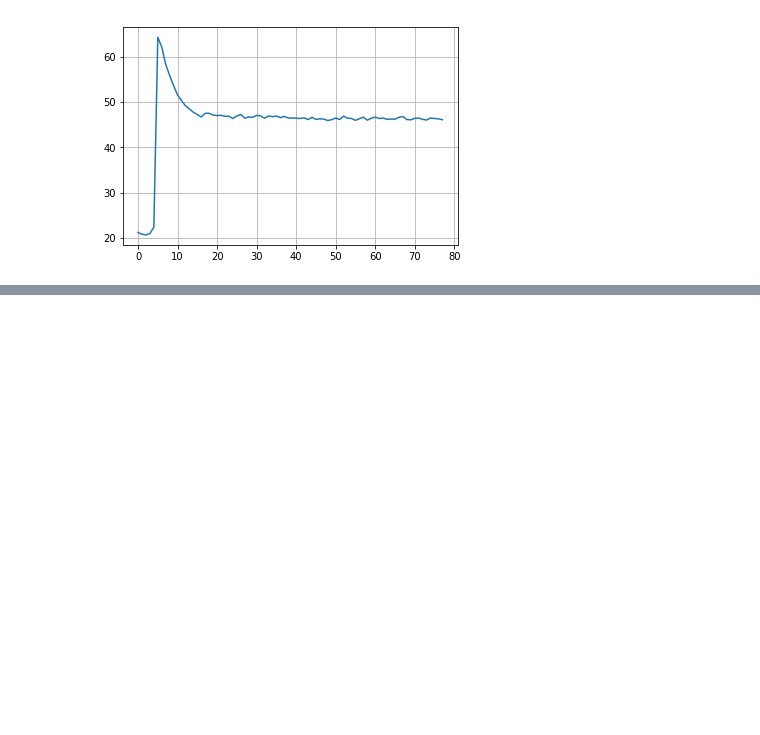
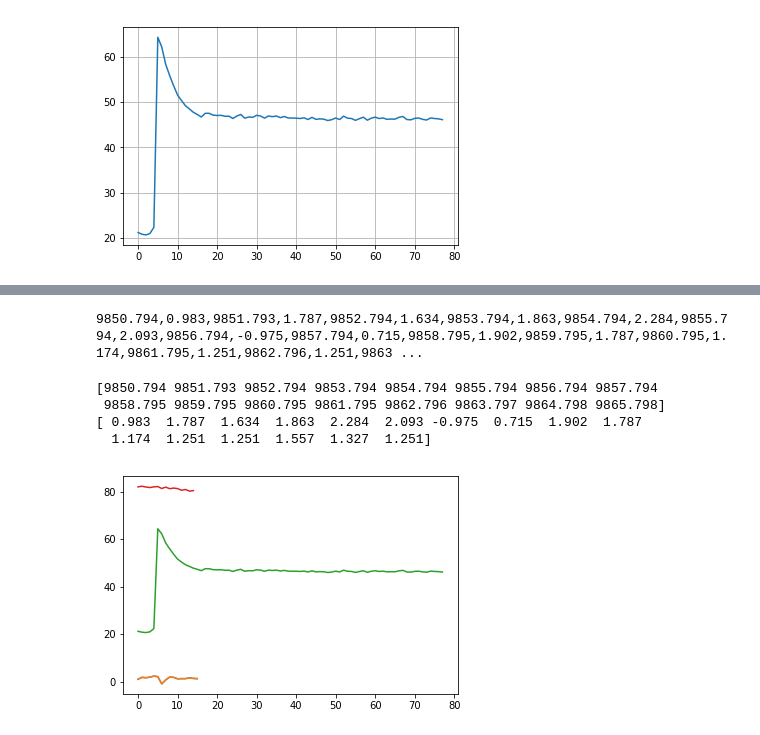
Before and after one commit to BigThonkers/APAP1, a Jupyter notebook: 31/Python_31.ipynb, the cells around one changed output, grey strips where cells are left out. Drawn from its saved outputs; the diff is of its cells as text; code cells hidden in the pictures; blank space fills up the shorter version.

```diff
--- a/31/Python_31.ipynb
+++ b/31/Python_31.ipynb
@@ -51,0 +75,38 @@ plt.show()
+# %%
+with open ('/home/a/Documents/uni/AP1/git/Praktikum-A1/31/Measurements/kalorimeter/icewater','r') as myfile:
+    data=myfile.read().replace(',','.').replace('\n',',').replace('	',',')
+print(data)
+# %% [output]
+9850.794,0.983,9851.793,1.787,9852.794,1.634,9853.794,1.863,9854.794,2.284,9855.794,2.093,9856.794,-0.975,9857.794,0.715,9858.795,1.902,9859.795,1.787,9860.795,1.174,9861.795,1.251,9862.796,1.251,9863 ...
+# %%
+import numpy as np
+icewater = np.array([9850.794,0.983,9851.793,1.787,9852.794,1.634,9853.794,1.863,9854.794,2.284,9855.794,2.093,9856.794,-0.975,9857.794,0.715,9858.795,1.902,9859.795,1.787,9860.795,1.174,9861.795,1.251,9862.796,1.251,9863.797,1.557,9864.798,1.327,9865.798,1.251])
+print(icewater[0::2])
+print(icewater[1::2])
+# %% [output]
+[9850.794 9851.793 9852.794 9853.794 9854.794 9855.794 9856.794 9857.794
+ 9858.795 9859.795 9860.795 9861.795 9862.796 9863.797 9864.798 9865.798]
+[ 0.983  1.787  1.634  1.863  2.284  2.093 -0.975  0.715  1.902  1.787
+  1.174  1.251  1.251  1.557  1.327  1.251]
+# %%
+import matplotlib.pyplot as plt
+
+x=icewater[0::2]-icewater[0]
+y=icewater[1::2]
+
+plt.plot(x,y)
+plt.grid()
+
+x=array[0::2]-array[0]
+y=array[1::2]
+
+plt.plot(x,y)
+
+x=hotwater[0::2]-hotwater[0]
+y=hotwater[1::2]
+
+plt.plot(x,y)
+
+plt.show()
+# %% [output]
+[figure, added]
```
Also changed, not shown: parts of 5 cells of this notebook, 1 other file.
